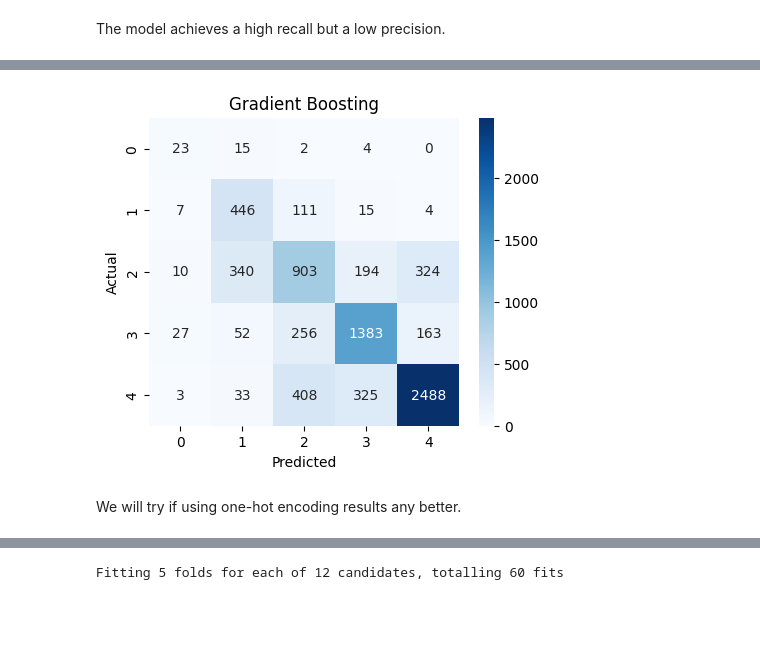
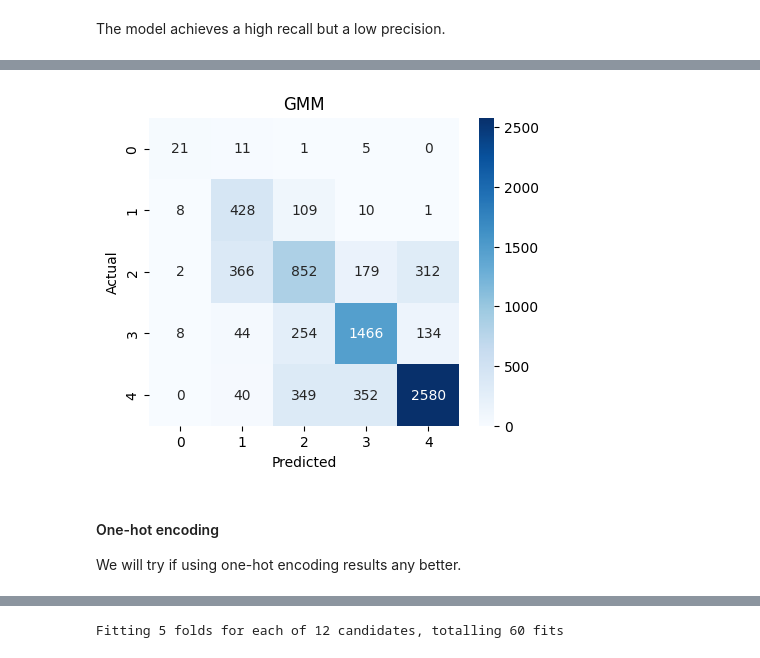
Before and after one commit to Pikurrot/ml-project-uab, a Jupyter notebook: analysis_gmm.ipynb, the cells around one changed output, grey strips where cells are left out. Saved outputs shown, nothing was run; the diff lists cells and outputs as text; code cells hidden in the pictures; blank space fills up the shorter version.

```diff
--- a/analysis_gmm.ipynb
+++ b/analysis_gmm.ipynb
@@ -99,17 +101,18 @@ result_counts
 # %%
 import matplotlib.pyplot as plt
 import seaborn as sns
 
 conf_mat = model.conf_matrix(X_val, y_val)
 plt.figure(figsize=(5, 4))
 sns.heatmap(conf_mat, annot=True, fmt="d", cmap="Blues")
-plt.title("Gradient Boosting")
+plt.title("GMM")
 plt.xlabel("Predicted")
 plt.ylabel("Actual")
 plt.show()
 # %% [output]
-[figure, old version]
+[figure, new version]
 # %% [markdown]
+#### One-hot encoding
 We will try if using one-hot encoding results any better.
 # %%
 X_train, X_test, y_train, y_test = utils.preprocessing_HOS(df)
```
Also changed, not shown: parts of 17 cells of this notebook.
